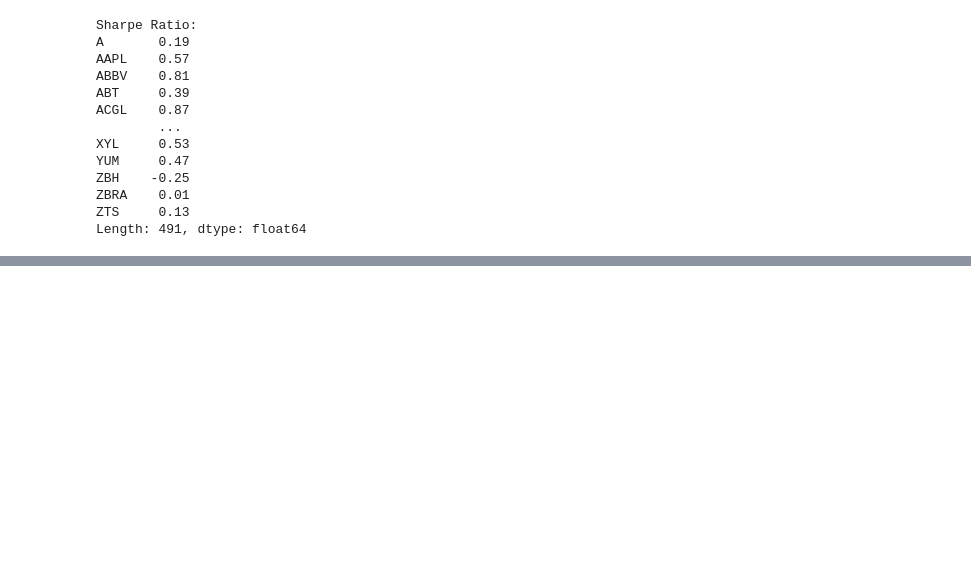
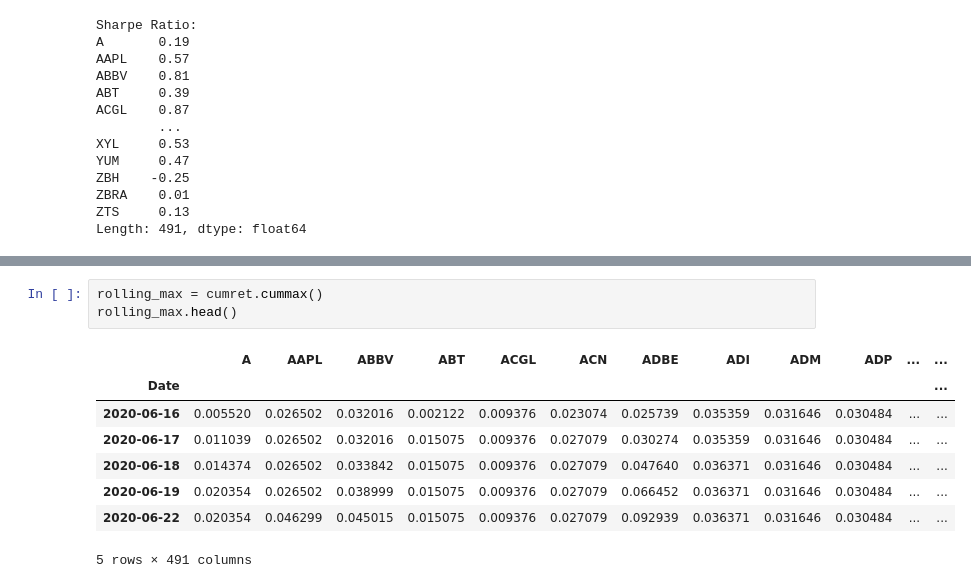
Before and after one commit to meth04/Portfolio-Analytics-Dashboard, a Jupyter notebook: notebooks/test_metrics.ipynb, the cells around one changed output, grey strips where cells are left out. Cells and saved outputs as stored; diff of their text form; blank space fills up the shorter version.

```diff
--- a/notebooks/test_metrics.ipynb
+++ b/notebooks/test_metrics.ipynb
@@ -139,0 +147,12 @@ Length: 491, dtype: float64
+# %%
+rolling_max = cumret.cummax()
+rolling_max.head()
+# %% [output]
+|  | A | AAPL | ABBV | ABT | ACGL | ACN | ADBE | ADI | ADM | ADP | ... | ... |
+| Date |  |  |  |  |  |  |  |  |  |  |  | ... |
+| 2020-06-16 | 0.005520 | 0.026502 | 0.032016 | 0.002122 | 0.009376 | 0.023074 | 0.025739 | 0.035359 | 0.031646 | 0.030484 | ... | ... |
+| 2020-06-17 | 0.011039 | 0.026502 | 0.032016 | 0.015075 | 0.009376 | 0.027079 | 0.030274 | 0.035359 | 0.031646 | 0.030484 | ... | ... |
+| 2020-06-18 | 0.014374 | 0.026502 | 0.033842 | 0.015075 | 0.009376 | 0.027079 | 0.047640 | 0.036371 | 0.031646 | 0.030484 | ... | ... |
+| 2020-06-19 | 0.020354 | 0.026502 | 0.038999 | 0.015075 | 0.009376 | 0.027079 | 0.066452 | 0.036371 | 0.031646 | 0.030484 | ... | ... |
+| 2020-06-22 | 0.020354 | 0.046299 | 0.045015 | 0.015075 | 0.009376 | 0.027079 | 0.092939 | 0.036371 | 0.031646 | 0.030484 | ... | ... |
+5 rows × 491 columns
```
Also changed, not shown: parts of 15 cells of this notebook.
